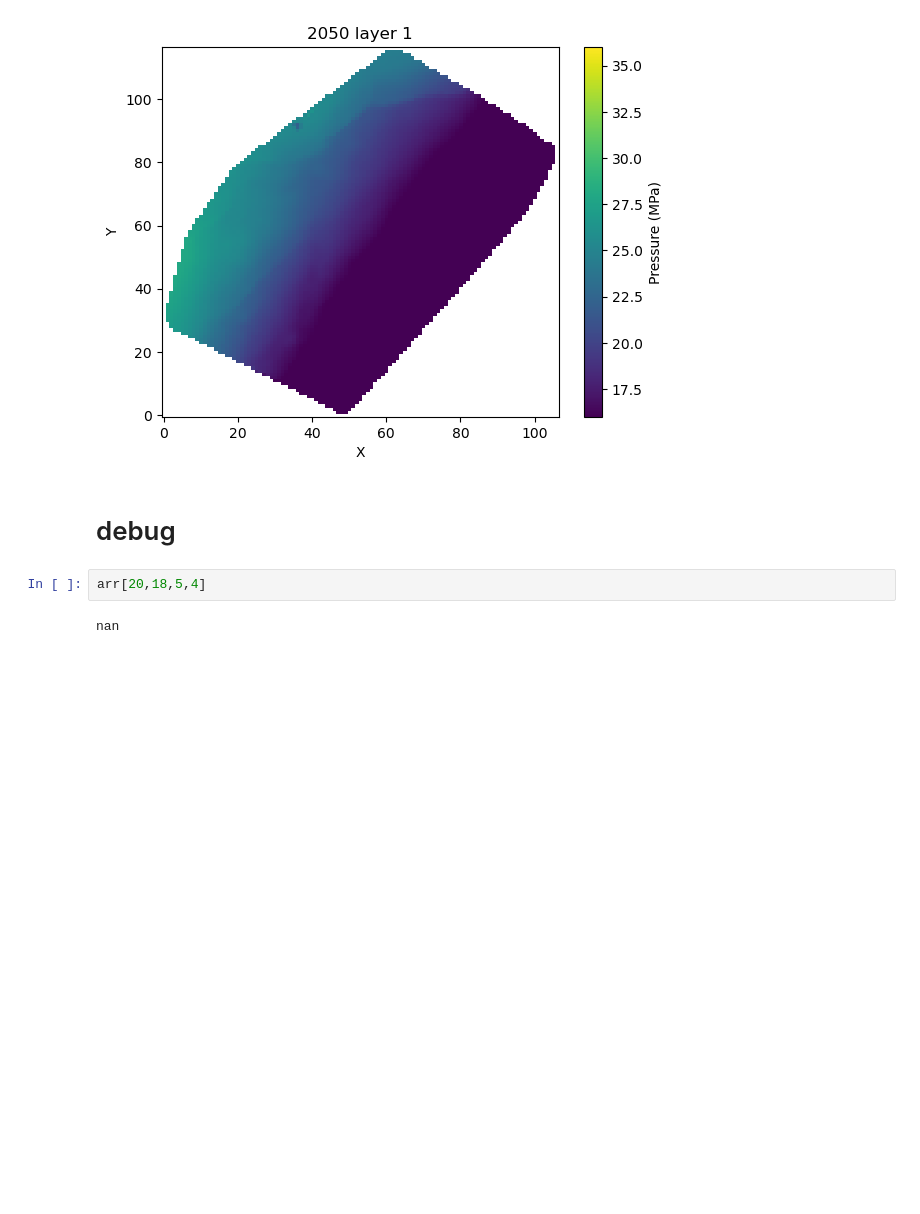
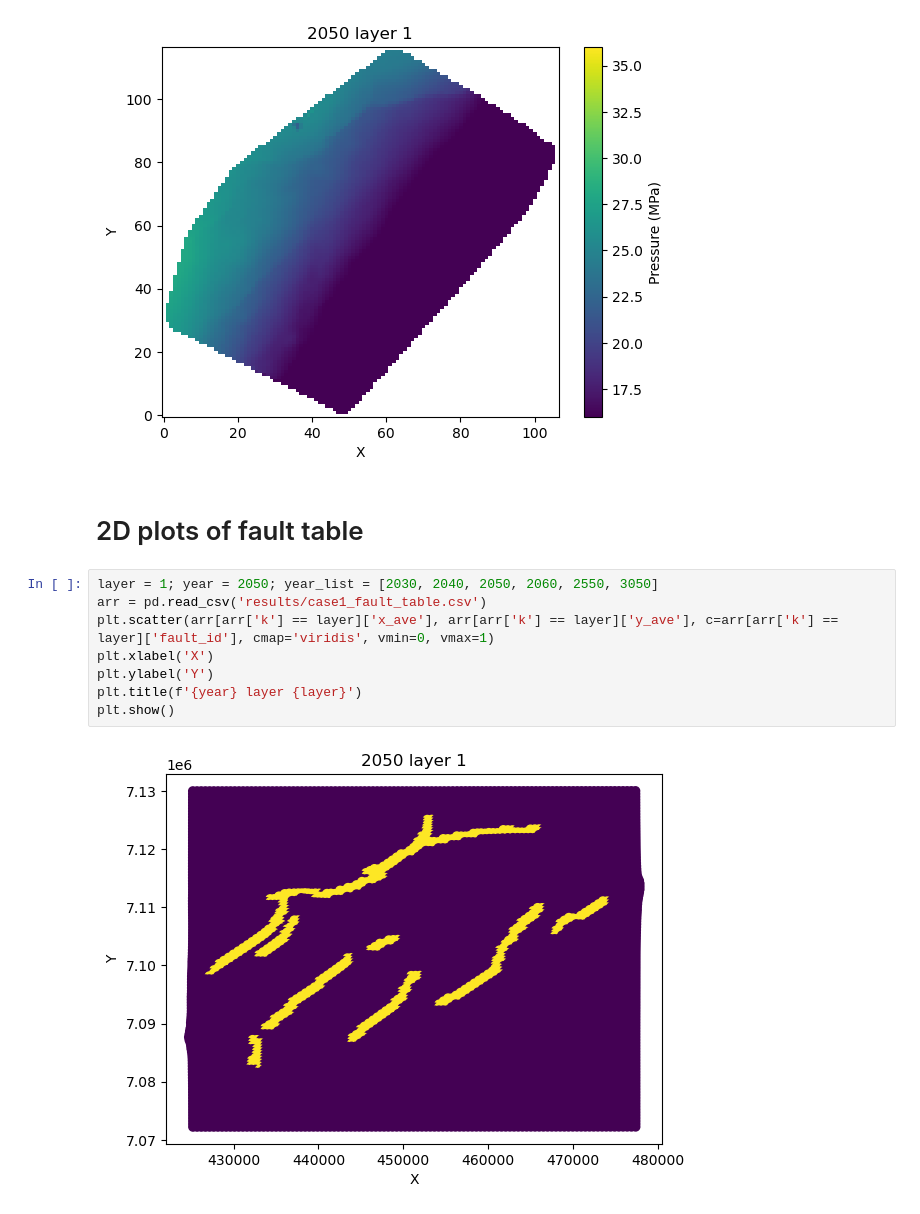
Before and after one commit to JihuiDing/postCMGsim, a Jupyter notebook: nb_2D_plots.ipynb, the cells around one changed output. Cells and saved outputs as stored; diff of their text form; blank space fills up the shorter version.

```diff
--- a/nb_plots.ipynb
+++ b/nb_2D_plots.ipynb
@@ -37,8 +37,14 @@ plt.show()
 # %% [output]
 [figure]
 # %% [markdown]
-# debug
+# 2D plots of fault table
 # %%
-arr[20,18,5,4]
+layer = 1; year = 2050; year_list = [2030, 2040, 2050, 2060, 2550, 3050]
+arr = pd.read_csv('results/case1_fault_table.csv')
+plt.scatter(arr[arr['k'] == layer]['x_ave'], arr[arr['k'] == layer]['y_ave'], c=arr[arr['k'] == layer]['fault_id'], cmap='viridis', vmin=0, vmax=1)
+plt.xlabel('X')
+plt.ylabel('Y')
+plt.title(f'{year} layer {layer}')
+plt.show()
 # %% [output]
-nan
+[figure, added]
```
Also changed, not shown: parts of 1 cell of this notebook, 3 other files.
